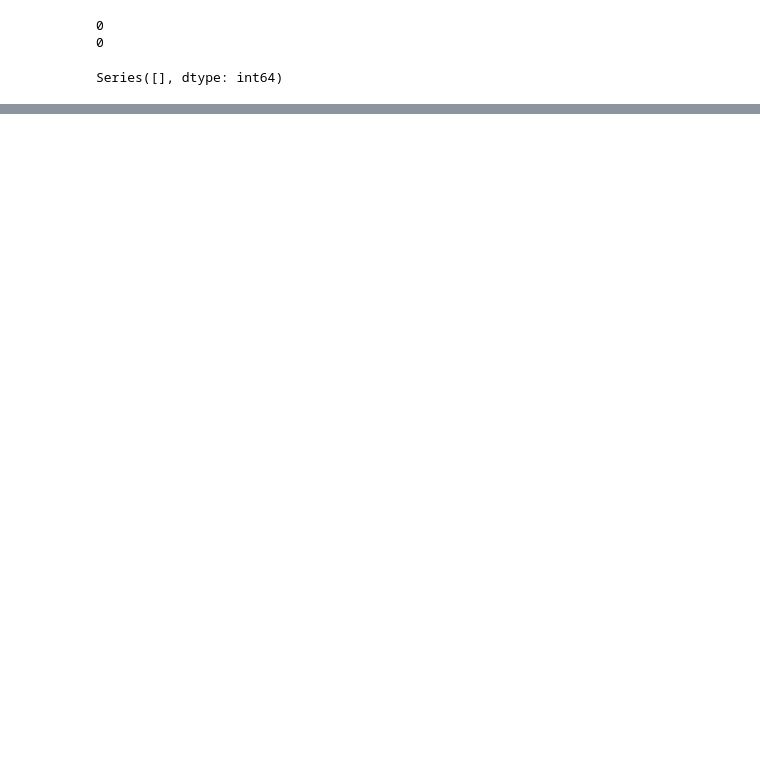
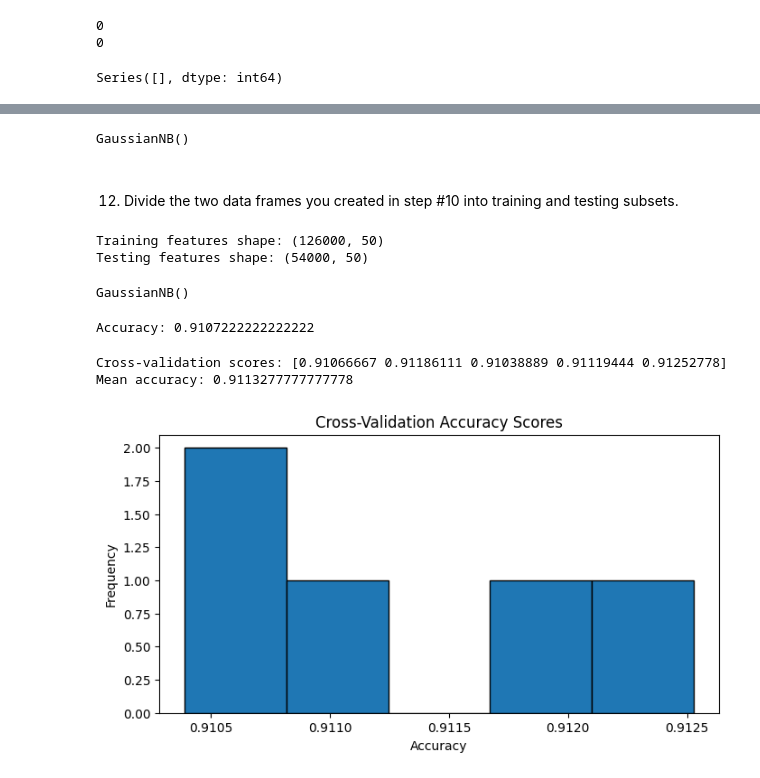
Before and after one commit to test-ds-21/JuanReyesAn___Data-Science-Portfolio-C21, a Jupyter notebook: Projects/Project-1/Copy_of_Project_1_data_clean.ipynb, the cells around one changed output, grey strips where cells are left out. Drawn from its saved outputs; the diff is of its cells as text; code cells hidden in the pictures; blank space fills up the shorter version.

```diff
--- a/Projects/Project-1/Copy_of_Project_1_data_clean.ipynb
+++ b/Projects/Project-1/Copy_of_Project_1_data_clean.ipynb
@@ -393,0 +455,7 @@ f"{_[:5]} ... {_[-3:]}"
+# %%
+
+from sklearn.naive_bayes import GaussianNB
+model = GaussianNB()
+print(model)
+# %% [output]
+GaussianNB()
@@ -393,0 +464,47 @@ f"{_[:5]} ... {_[-3:]}"
+# %% [markdown]
+##
+
+
+
+12. Divide the two data frames you created in step #10 into training and testing subsets.
+# %%
+x = transactions.drop(columns = ["target"])
+y = transactions['target']
+# %%
+# testing size is 30%
+X_train, X_test, y_train, y_test = train_test_split(x,y, test_size = 0.3, random_state = 42)
+# %%
+# will be using 54,000 samples to train and 126000 to train for the var_1 - var100
+print("Training features shape:", X_train.shape)
+print("Testing features shape:", X_test.shape)
+# %% [output]
+Training features shape: (126000, 50)
+Testing features shape: (54000, 50)
+# %%
+model.fit(X_train,y_train)
+# %% [output]
+GaussianNB()
+# %%
+from sklearn.metrics import accuracy_score
+y_pred = model.predict(X_test)
+accuracy = accuracy_score(y_test, y_pred)
+print(f"Accuracy: {accuracy}")
+# %% [output]
+Accuracy: 0.9107222222222222
+# %%
+from sklearn.model_selection import cross_val_score
+scores = cross_val_score(model, x, y, cv=5)
+print(f"Cross-validation scores: {scores}")
+print(f"Mean accuracy: {scores.mean()}")
+# %% [output]
+Cross-validation scores: [0.91066667 0.91186111 0.91038889 0.91119444 0.91252778]
+Mean accuracy: 0.9113277777777778
+# %%
+plt.figure(figsize=(8, 4))
+plt.hist(scores, bins=5, edgecolor='black')
+plt.title('Cross-Validation Accuracy Scores')
+plt.xlabel('Accuracy')
+plt.ylabel('Frequency')
+plt.show()
+# %% [output]
+[figure, added]
```
Also changed, not shown: parts of 49 cells of this notebook.
